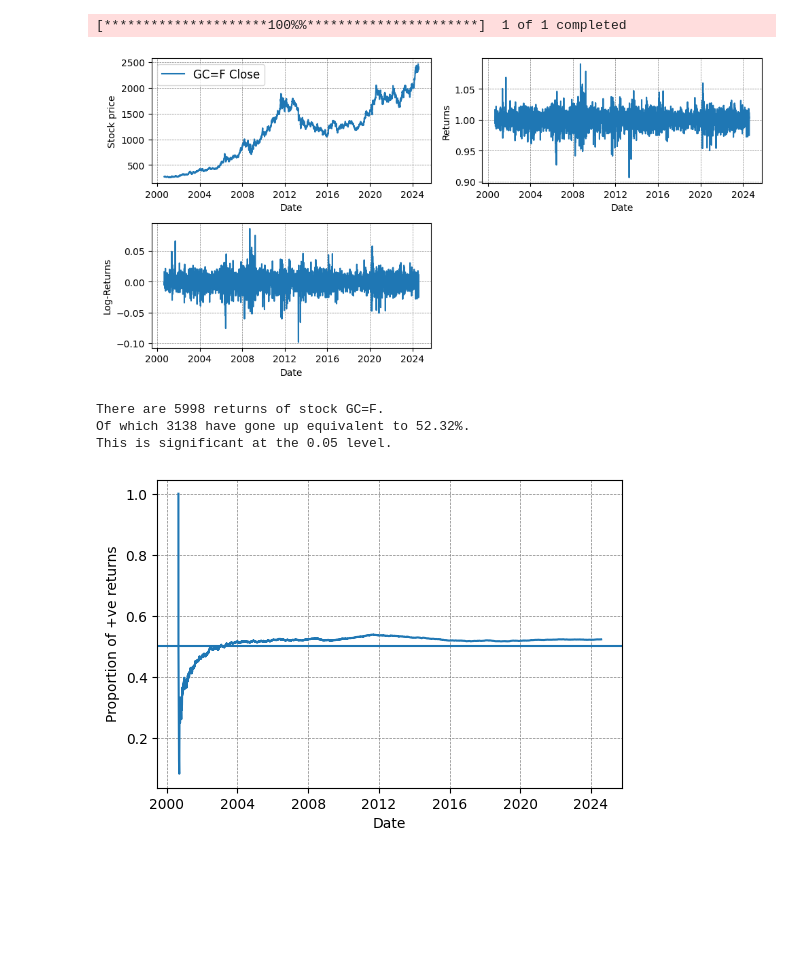
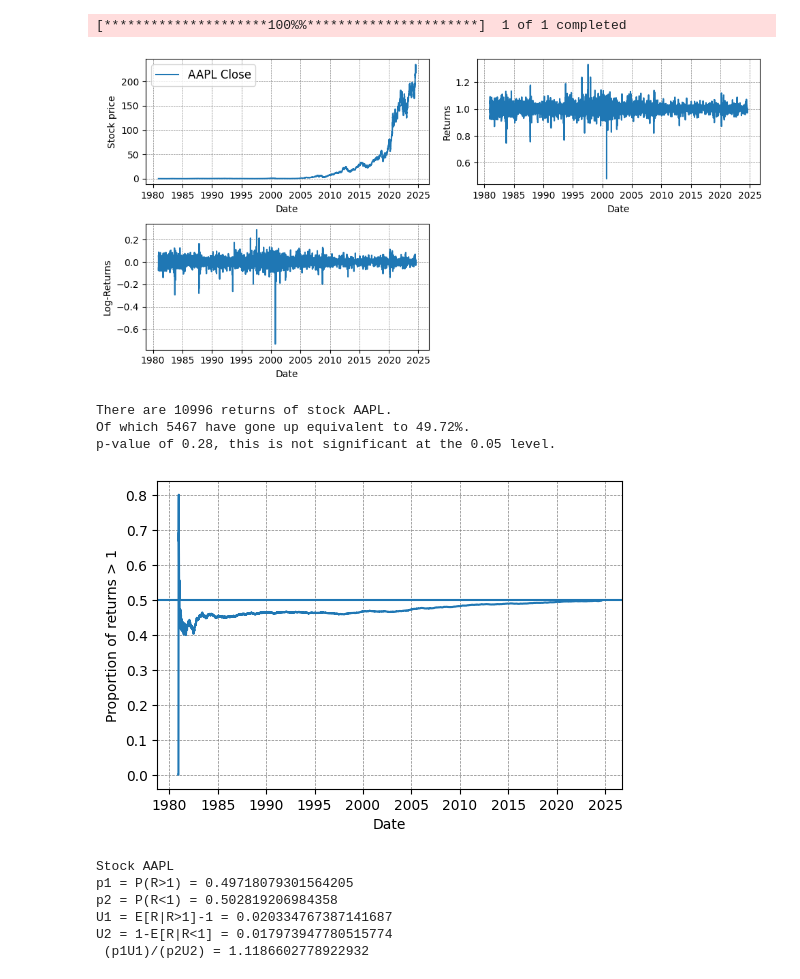
Before and after one commit to saf92/stock_collab, a Jupyter notebook: stocks_collab.ipynb, the cells around one changed output. Drawn from its saved outputs; the diff is of its cells as text; code cells hidden in the pictures; blank space fills up the shorter version.

```diff
--- a/stocks_collab.ipynb
+++ b/stocks_collab.ipynb
@@ -147,11 +148,11 @@ def plot_stock_info(data,stock):
     plt.tight_layout()
 
 
-class stock_statisics:
+class stock_statistics:
 
-    def up_down(data,stock):
+    def up_down(data):
         '''
-        Inputs: stock data and stock name
+        Inputs: stock data
         Outputs: array with 1 if stock gone up (returns >1) and 0
         if stock stayed the same or gone down (returns <=1)
         '''
@@ -169,11 +170,11 @@ class stock_statisics:
 
     def up_down_stats(data,stock):
         '''
-        Inputs: stock data and stock name
+        Inputs: stock data
         Outputs: prints no. of returns, no. of returns that have gone up and this percentage,
         whether this is significant at the 0.05 level testing with the binomial distribution
         '''
-        ud = stock_statisics.up_down(data,stock)
+        ud = stock_statisics.up_down(data)
 
         n = len(ud)
         no_gone_up = np.sum(ud)
@@ -191,9 +192,23 @@ class stock_statisics:
         print(f'Of which {no_gone_up} have gone up equivalent to {np.round(no_gone_up/n*100,2)}%.')
 
         if sig < sig_level:
-            print(f'This is significant at the {sig_level} level.')
+            print(f'p-value of {np.round(sig,2)}, this is significant at the {sig_level} level.')
         else:
-            print(f'This is not significant at the {sig_level} level.')
+            print(f'p-value of {np.round(sig,2)}, this is not significant at the {sig_level} level.')
+
+    def stock_stat(data):
+        dates, difference_in_years, stock_prices =  get_stock_prices_dates(data)
+        stock_type = 'Close'
+        returns_c = return_functions(stock_prices) # Enter stock-prices to returns class
+        returns = returns_c.returns() # Get returns
+        returns_p = returns[returns>1]-1
+        returns_np = 1-returns[returns<=1]
+        p1 = len(returns_p)/len(returns)
+        u1 = np.mean(returns_p)
+        p2 = 1-p1
+        u2 = np.mean(returns_np)
+        stock_stat = (p1*u1)/(p2*u2)
+        return [p1, u1, p2, u2, stock_stat]
 
 def plot_cum_pos_returns(data,stock):
     '''
@@ -204,11 +219,11 @@ def plot_cum_pos_returns(data,stock):
     dates, difference_in_years, stock_prices =  get_stock_prices_dates(data)
     if difference_in_years <= 10:
             ax.xaxis.set_major_locator(mdates.YearLocator(1)) # Sorts issue with repeating years over small range
-    d = stock_statisics.up_down(data,stock)
+    d = stock_statisics.up_down(data)
     c = np.ones(len(d))
     ax.plot(dates[1:],np.cumsum(d)/np.cumsum(c))
     ax.axhline(0.5)
     font_sizes = [10,10,10,10,12]
     leg=0
-    labels=['Date','Proportion of +ve returns',font_sizes,leg]
+    labels=['Date','Proportion of returns > 1',font_sizes,leg]
     plotting(ax,*labels).add_labels()
@@ -215,15 +261,17 @@ def plot_cum_pos_returns(data,stock):
 # %%
-# Download the Yahoo stock data using yfinance
+'''
+Get stock data using yfinance Python package.
+'''
 
 # Stock codes:
 
 # stock = '^NYA'
 # stock = '^IXIC'
 # stock = '^FTSE'
-# stock = 'AAPL'
+stock = 'AAPL'
 # stock = 'BTC-GBP'
 # stock = 'ABNB'
-stock = 'GC=F'
+# stock = 'GC=F'
 
 data = yf.download(stock, period="max") # Dataframe for stock for maximum period. Note sometimes a stock fails to download!
 # %% [output]
@@ -231,14 +279,37 @@ data = yf.download(stock, period="max") # Dataframe for stock for maximum period
 # %%
 plot_stock_info(data,stock)
 # %% [output]
-[figure, old version]
+[figure, new version]
 # %%
-stock_statisics.up_down_stats(data,stock)
+'''
+Find whether stocks have gone up significantly more than 0.5 the time
+using binomial n = no. stock returns, p=0.5 p-value significance of 0.05
+'''
+stock_statistics.up_down_stats(data,stock)
 # %% [output]
-There are 5998 returns of stock GC=F.
-Of which 3138 have gone up equivalent to 52.32%.
-This is significant at the 0.05 level.
+There are 10996 returns of stock AAPL.
+Of which 5467 have gone up equivalent to 49.72%.
+p-value of 0.28, this is not significant at the 0.05 level.
 # %%
+'''
+Plot cumulative proportion of returns > 1 (equivalent to stock going up) over time
+'''
 plot_cum_pos_returns(data,stock)
 # %% [output]
-[figure, old version]
+[figure, new version]
+# %%
+p1, u1, p2, u2, stock_stat = stock_statistics.stock_stat(data)
+
+print(f'Stock {stock}')
+print(f'p1 = P(R>1) = {p1}')
+print(f'p2 = P(R<1) = {p2}')
+print(f'U1 = E[R|R>1]-1 = {u1}')
+print(f'U2 = 1-E[R|R<1] = {u2}')
+print(f' (p1U1)/(p2U2) = {stock_stat}')
+# %% [output]
+Stock AAPL
+p1 = P(R>1) = 0.49718079301564205
+p2 = P(R<1) = 0.502819206984358
+U1 = E[R|R>1]-1 = 0.020334767387141687
+U2 = 1-E[R|R<1] = 0.017973947780515774
+ (p1U1)/(p2U2) = 1.1186602778922932
```
Also changed, not shown: parts of 3 cells of this notebook.
